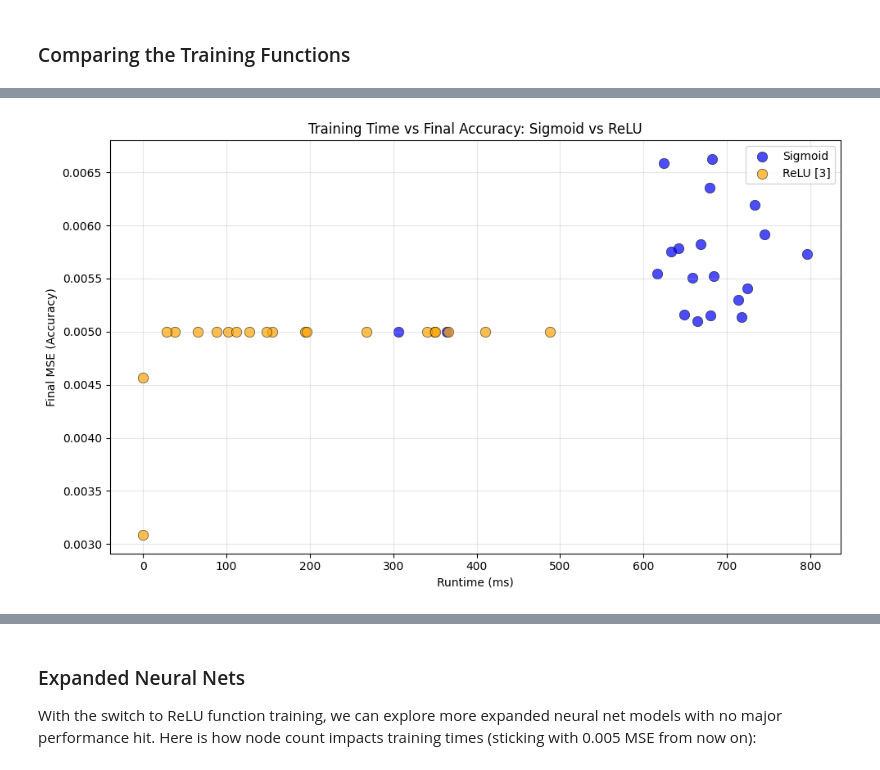
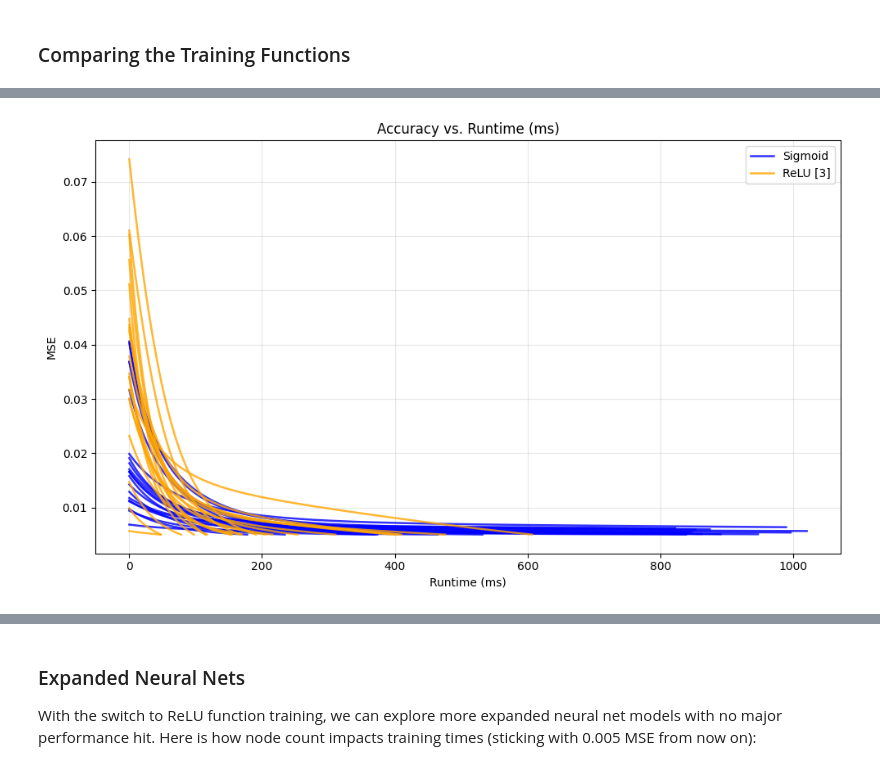
Before and after one commit to Saccadence/CogSci-131, a Jupyter notebook: Assignment 1/Assignment 1.ipynb, the cells around one changed output, grey strips where cells are left out. Drawn from its saved outputs; the diff is of its cells as text; code cells hidden in the pictures.

```diff
--- a/Assignment 1/Assignment 1.ipynb
+++ b/Assignment 1/Assignment 1.ipynb
@@ -257,7 +258,8 @@ def trainAcc(NN,X,y,acc,c, maxIter=float("inf")) -> Neural_Network:
             NN.costFunctionPrime(X,y)
             NN.W[j] -= c * NN.dJdW[j]
         NN.costs.append(NN.costFunction(X,y))
-        accuracy = NN.computeAccuracy(X,y)
+        NN.accuracies.append(NN.computeAccuracy(X,y))
+        accuracy = NN.accuracies[-1]
         i+=1
         if i > maxIter:
             break
@@ -503,7 +558,7 @@ Furthermore, the ReLU function avoids an issue that is present in the Sigmoid fu
 # %%
 # Parameters (Comparisons)
 n = 20
-scalar = [0.005, 0.01] # [Sig, ReLU]
+scalar = [0.01, 0.01] # [Sig, ReLU]
 acc = 0.005
 maxIter = 5000
 dataCompare = {}
@@ -518,7 +573,7 @@ for _ in range(n):
     runtime = stop - start
 
     final_acc = NNSig.computeAccuracy(X,y)
-    dataSig.append((runtime, final_acc))
+    dataSig.append((runtime, final_acc, NNSig))
     rtSig.append(runtime)
 dataCompare['sig'] = dataSig
 rtSigFmt = list(map(lambda x:((x*1000)//0.01)/100, rtSig))
@@ -534,7 +589,7 @@ for _ in range(n):
     runtime = stop - start
 
     final_acc = NNRelu.computeAccuracy(X,y)
-    dataRelu.append((runtime, final_acc))
+    dataRelu.append((runtime, final_acc, NNRelu))
     rtRelu.append(runtime)
 dataCompare['relu'] = dataRelu
 rtReluFmt = list(map(lambda x:((x*1000)//0.01)/100, rtRelu))
@@ -563,4 +618,4 @@ Max: 488.26 ms | Min: 0.04 ms
 # %%
-plotModels(dataCompare)
+plotModels(dataCompare,'time',['sig','relu'])
 # %% [output]
-[figure, old version]
+[figure, new version]
```
Also changed, not shown: parts of 17 cells of this notebook.
